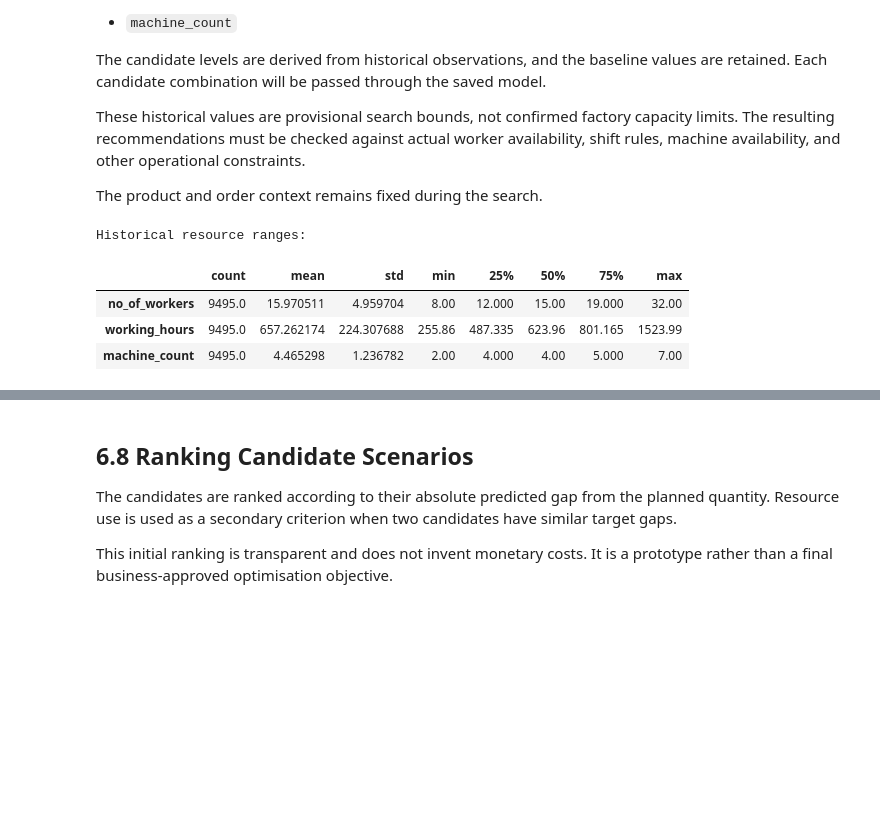
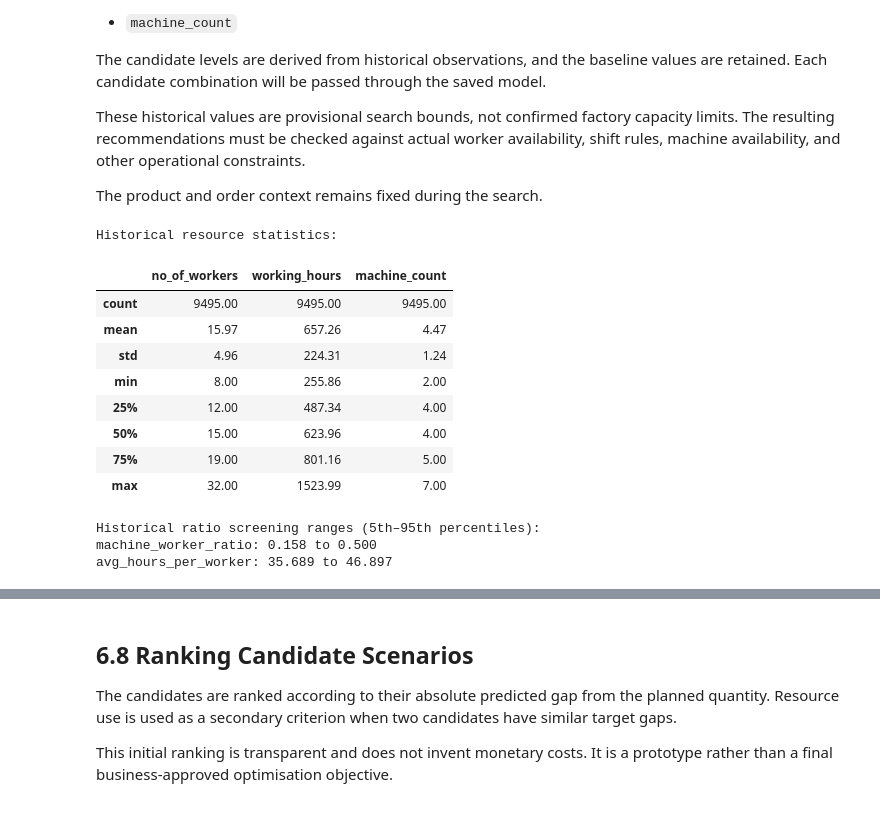
Before and after one commit to visurarodrigo/production-DI, a Jupyter notebook: notebooks/06_Prescriptive_Feature_Engineering.ipynb, the cells around one changed output, grey strips where cells are left out. Saved outputs shown, nothing was run; the diff lists cells and outputs as text; code cells hidden in the pictures; blank space fills up the shorter version.

```diff
--- a/notebooks/06_Prescriptive_Feature_Engineering.ipynb
+++ b/notebooks/06_Prescriptive_Feature_Engineering.ipynb
@@ -330,51 +316,67 @@ resource_columns = [
     "no_of_workers",
     "working_hours",
     "machine_count"
 ]
 
 engineered_columns = [
     "machine_worker_ratio",
     "avg_hours_per_worker"
 ]
 
 required_columns = resource_columns + engineered_columns
 
-missing_resource_columns = [
+missing_columns = [
     col for col in required_columns
     if col not in model_features
 ]
 
-if missing_resource_columns:
+if missing_columns:
     raise ValueError(
-        "Required resource or engineered features are missing: "
-        f"{missing_resource_columns}"
+        f"Required model features are missing: {missing_columns}"
     )
 
+# Use historical positive resource values
 resource_data = X_all[resource_columns].apply(
-    pd.to_numeric,
-    errors="coerce"
+    pd.to_numeric, errors="coerce"
 )
-
-if (resource_data <= 0).any().any():
-    print(
-        "Warning: Some historical resource values are zero or negative. "
-        "Only positive values will be used for candidate generation."
-    )
 
 resource_data = resource_data[
     (resource_data > 0).all(axis=1)
 ].dropna()
 
 if resource_data.empty:
-    raise ValueError(
-        "No historical rows have valid positive values for all resources."
+    raise ValueError("No valid positive resource records were found.")
+
+# Historical ratio ranges used to screen candidate combinations
+historical_ratios = X_all[
+    engineered_columns
+].apply(pd.to_numeric, errors="coerce").dropna()
+
+ratio_limits = {
+    col: (
+        historical_ratios[col].quantile(0.05),
+        historical_ratios[col].quantile(0.95)
     )
+    for col in engineered_columns
+}
 
-print("Historical resource ranges:")
-display(resource_data.describe().T)
+print("Historical resource statistics:")
+display(resource_data.describe().round(2))
+
+print("\nHistorical ratio screening ranges (5th–95th percentiles):")
+for col, (lower, upper) in ratio_limits.items():
+    print(f"{col}: {lower:.3f} to {upper:.3f}")
 # %% [output]
-Historical resource ranges:
+Historical resource statistics:
-|  | count | mean | std | min | 25% | 50% | 75% | max |
-| no_of_workers | 9495.0 | 15.970511 | 4.959704 | 8.00 | 12.000 | 15.00 | 19.000 | 32.00 |
-| working_hours | 9495.0 | 657.262174 | 224.307688 | 255.86 | 487.335 | 623.96 | 801.165 | 1523.99 |
-| machine_count | 9495.0 | 4.465298 | 1.236782 | 2.00 | 4.000 | 4.00 | 5.000 | 7.00 |
+|  | no_of_workers | working_hours | machine_count |
+| count | 9495.00 | 9495.00 | 9495.00 |
+| mean | 15.97 | 657.26 | 4.47 |
+| std | 4.96 | 224.31 | 1.24 |
+| min | 8.00 | 255.86 | 2.00 |
+| 25% | 12.00 | 487.34 | 4.00 |
+| 50% | 15.00 | 623.96 | 4.00 |
+| 75% | 19.00 | 801.16 | 5.00 |
+| max | 32.00 | 1523.99 | 7.00 |
+Historical ratio screening ranges (5th–95th percentiles):
+machine_worker_ratio: 0.158 to 0.500
+avg_hours_per_worker: 35.689 to 46.897
```
Also changed, not shown: parts of 12 cells of this notebook.
